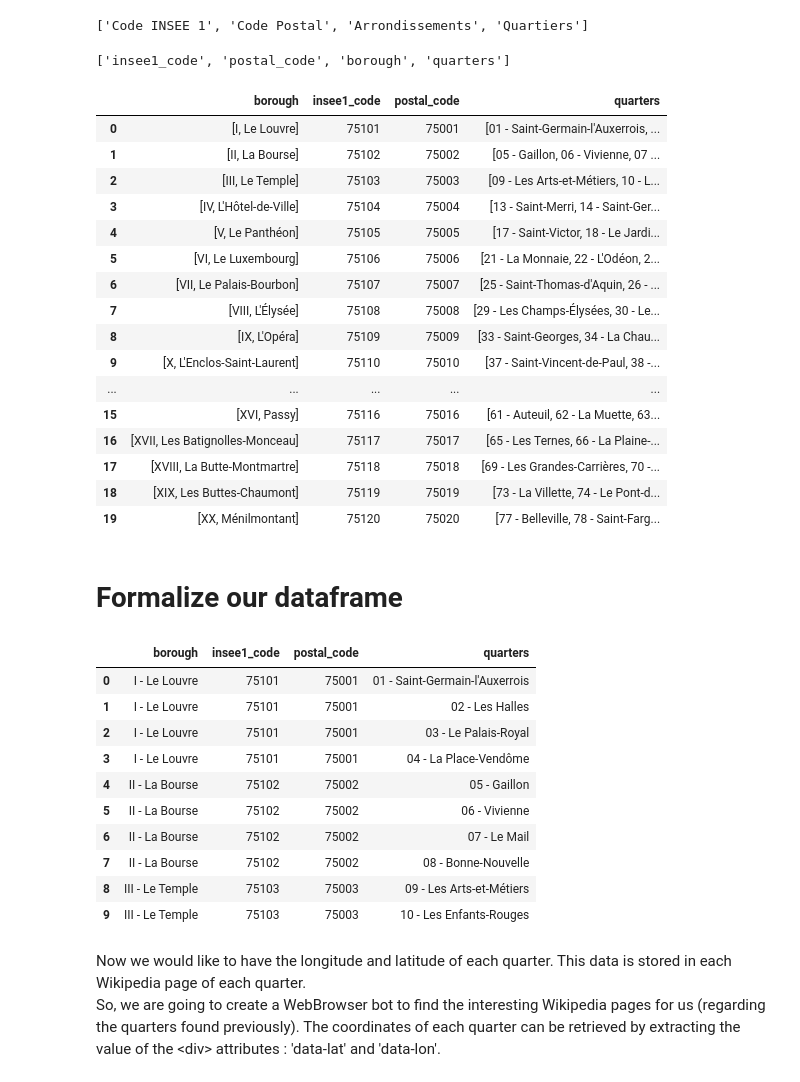
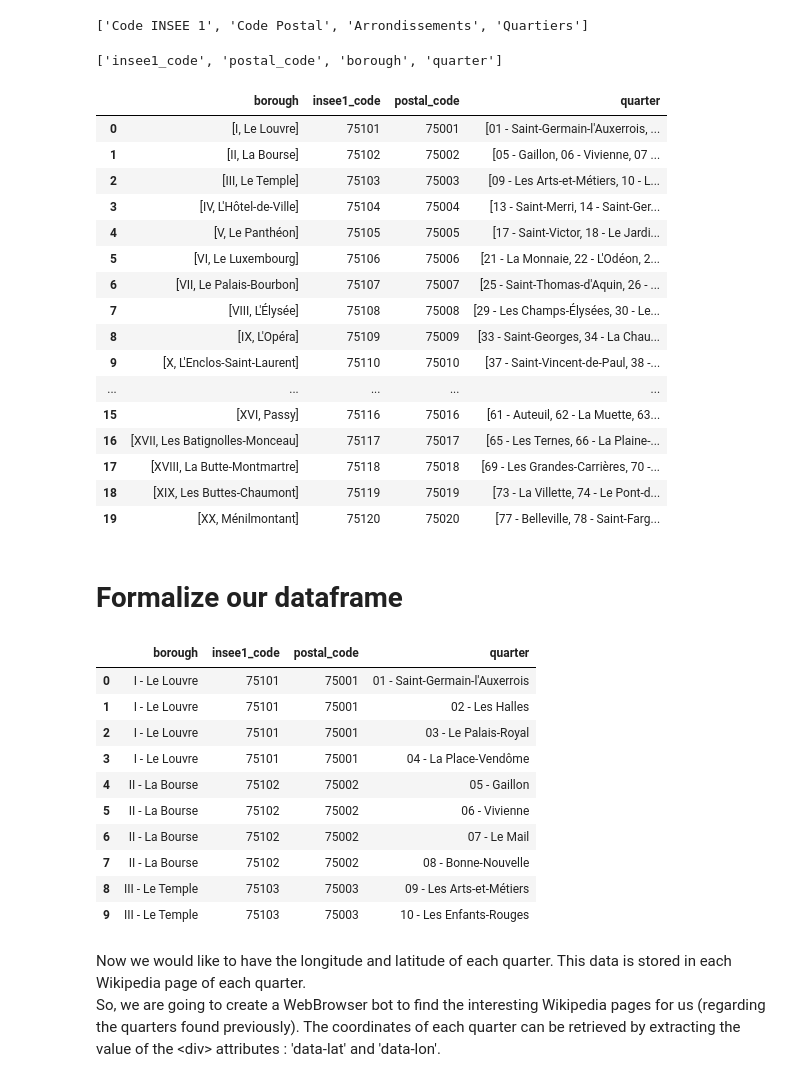
Before and after one commit to thoscc/Coursera_Capstone, a Jupyter notebook: capstone_project_the_battle_of_neighborhoods.ipynb, the cells around one changed output. Saved outputs shown, nothing was run; the diff lists cells and outputs as text; code cells hidden in the pictures.

```diff
--- a/capstone_project_the_battle_of_neighborhoods.ipynb
+++ b/capstone_project_the_battle_of_neighborhoods.ipynb
@@ -59,6 +62,8 @@ postalcodes_table = tables[1]
 # %%
 rows = postalcodes_table.find_all('tr')
 # %%
+rows = postalcodes_table.find_all('tr')
+
 headers = []
 for cell in rows[0].find_all('td'):
     headers.append(cell.text.strip()) # remove \n
@@ -70,10 +75,10 @@ headers
 headers[headers.index('Code INSEE 1')] = 'insee1_code'
 headers[headers.index('Code Postal')] = 'postal_code'
 headers[headers.index('Arrondissements')] = 'borough'
-headers[headers.index('Quartiers')] = 'quarters'
+headers[headers.index('Quartiers')] = 'quarter'
 headers
 # %% [output]
-['insee1_code', 'postal_code', 'borough', 'quarters']
+['insee1_code', 'postal_code', 'borough', 'quarter']
 # %%
 data = []
 for row in rows[1:]: # Exclude headers line
@@ -83,7 +88,7 @@ for row in rows[1:]: # Exclude headers line
         if cell_num <= 1: # Indexes 0 and 1
             line[headers[cell_num]] = cell
         elif cell_num == 4:
-            line['quarters'] = cell.split('\n')
+            line['quarter'] = cell.split('\n')
         else: # indexes 2 and 3 -> Join these 2 values, for example: "I - Le Louvre"
             borough = headers[2]
             if borough not in line:
@@ -91,10 +96,10 @@ for row in rows[1:]: # Exclude headers line
             line[borough].append(cell)
     data.append(line)
 # %%
-df = pd.DataFrame(data)
-df
+paris_df = pd.DataFrame(data)
+paris_df
 # %% [output]
-|  | borough | insee1_code | postal_code | quarters |
+|  | borough | insee1_code | postal_code | quarter |
 | 0 | [I, Le Louvre] | 75101 | 75001 | [01 - Saint-Germain-l'Auxerrois, ... |
 | 1 | [II, La Bourse] | 75102 | 75002 | [05 - Gaillon, 06 - Vivienne, 07 ... |
 | 2 | [III, Le Temple] | 75103 | 75003 | [09 - Les Arts-et-Métiers, 10 - L... |
@@ -123,13 +128,13 @@ for col in quarters_df_tmp.columns:
     quarters_df.append(quarters_df_tmp[col])
 quarters_df = pd.concat(quarters_df)
 # %%
-postal_codes_df = pd.merge(df, pd.DataFrame(quarters_df), left_index=True, right_index=True)
-postal_codes_df.drop('quarters', axis=1, inplace=True) # Not needed anymore. Replaced by next statement
-postal_codes_df.rename(columns={0: 'quarters'}, inplace=True)
-postal_codes_df.reset_index(drop=True, inplace=True)
-postal_codes_df.head(10)
+paris_df = pd.merge(paris_df, pd.DataFrame(quarters_df), left_index=True, right_index=True)
+paris_df.drop('quarter', axis=1, inplace=True) # Not needed anymore. Replaced by next statement
+paris_df.rename(columns={0: 'quarter'}, inplace=True)
+paris_df.reset_index(drop=True, inplace=True)
+paris_df.head(10)
 # %% [output]
-|  | borough | insee1_code | postal_code | quarters |
+|  | borough | insee1_code | postal_code | quarter |
 | 0 | I - Le Louvre | 75101 | 75001 | 01 - Saint-Germain-l'Auxerrois |
 | 1 | I - Le Louvre | 75101 | 75001 | 02 - Les Halles |
 | 2 | I - Le Louvre | 75101 | 75001 | 03 - Le Palais-Royal |
```
Also changed, not shown: parts of 39 cells of this notebook.
